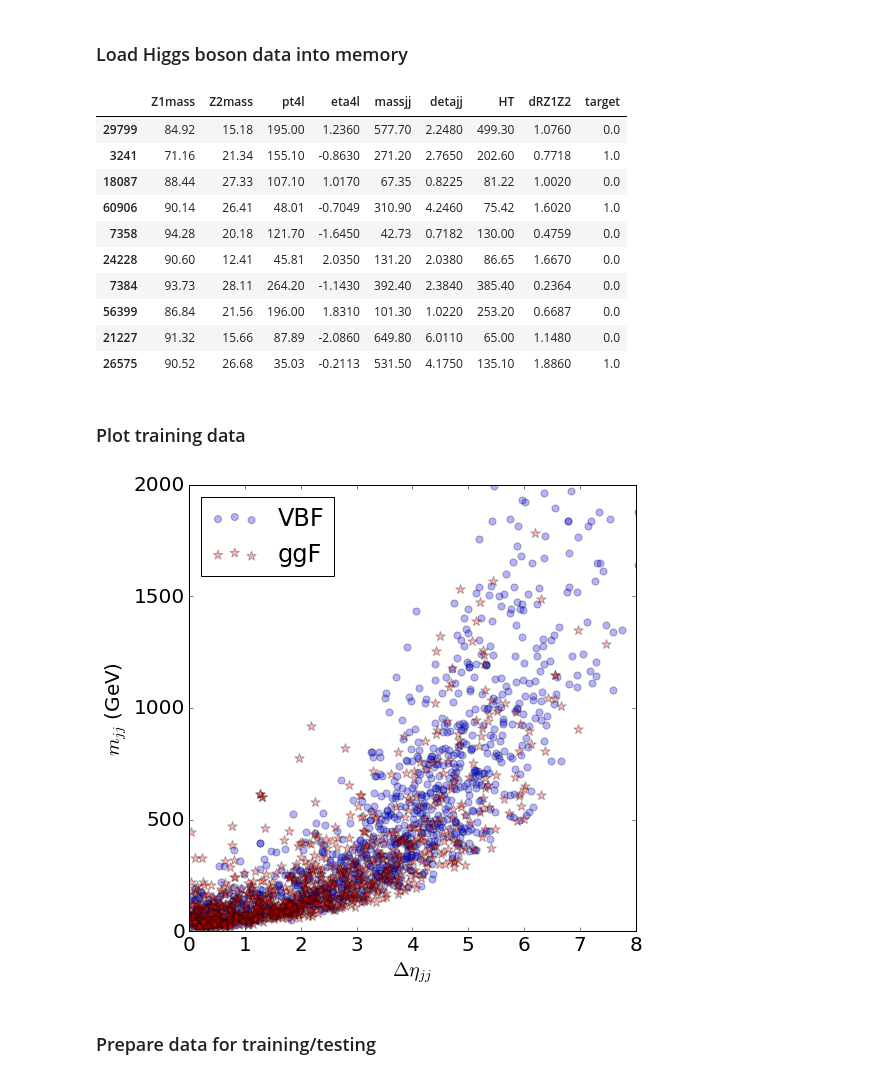
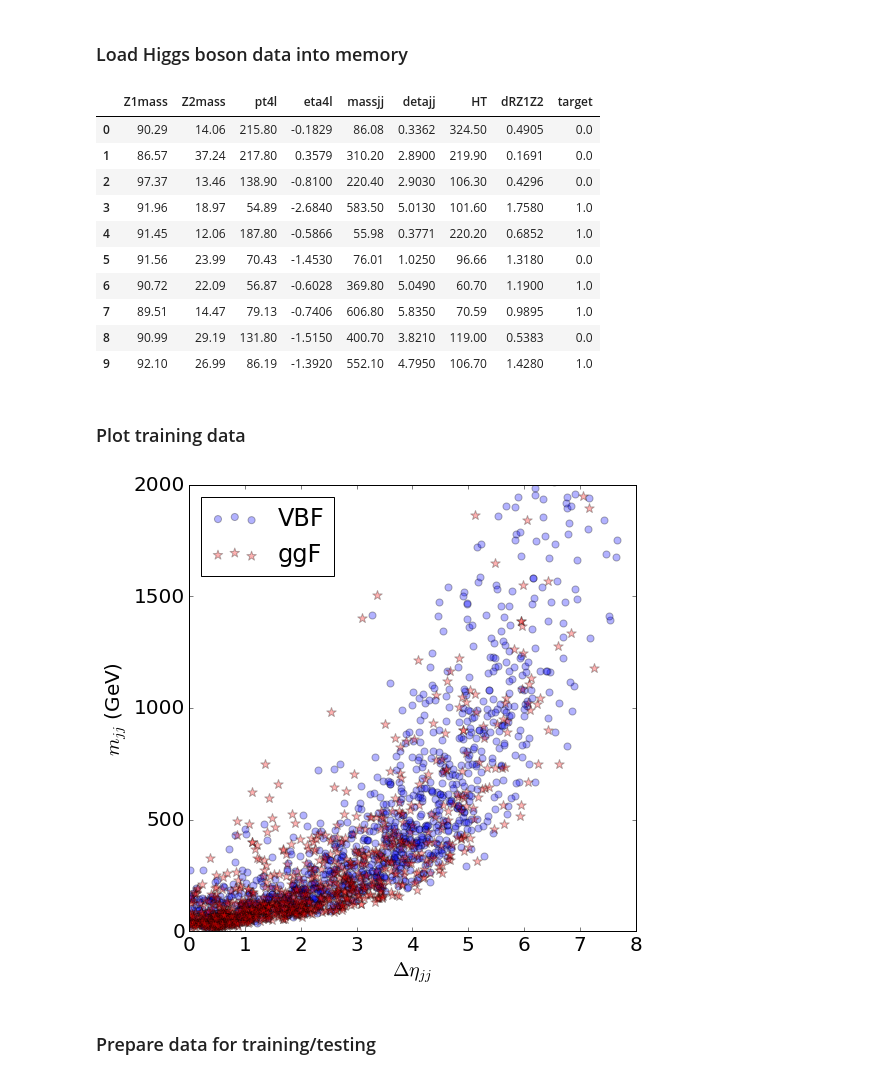
Before and after one commit to hbprosper/YETI, a Jupyter notebook: exercises/03/03_higgs_vbf_gg_dnn.ipynb, the cells around one changed output. Saved outputs shown, nothing was run; the diff lists cells and outputs as text; code cells hidden in the pictures.

```diff
--- a/exercises/03/03_higgs_vbf_gg_dnn.ipynb
+++ b/exercises/03/03_higgs_vbf_gg_dnn.ipynb
@@ -34,21 +34,22 @@ font = {'family' : 'sans-serif',
 mp.rc('font', **font)
 # %% [markdown]
 ### Load Higgs boson data into memory
-# %%
-train_data, test_data = joblib.load('../../datasets/hzz_vbf_ggf.pkl')
-train_data[:10]
-# %% [output]
-|  | Z1mass | Z2mass | pt4l | eta4l | massjj | detajj | HT | dRZ1Z2 | target |
-| 29799 | 84.92 | 15.18 | 195.00 | 1.2360 | 577.70 | 2.2480 | 499.30 | 1.0760 | 0.0 |
-| 3241 | 71.16 | 21.34 | 155.10 | -0.8630 | 271.20 | 2.7650 | 202.60 | 0.7718 | 1.0 |
-| 18087 | 88.44 | 27.33 | 107.10 | 1.0170 | 67.35 | 0.8225 | 81.22 | 1.0020 | 0.0 |
-| 60906 | 90.14 | 26.41 | 48.01 | -0.7049 | 310.90 | 4.2460 | 75.42 | 1.6020 | 1.0 |
-| 7358 | 94.28 | 20.18 | 121.70 | -1.6450 | 42.73 | 0.7182 | 130.00 | 0.4759 | 0.0 |
-| 24228 | 90.60 | 12.41 | 45.81 | 2.0350 | 131.20 | 2.0380 | 86.65 | 1.6670 | 0.0 |
-| 7384 | 93.73 | 28.11 | 264.20 | -1.1430 | 392.40 | 2.3840 | 385.40 | 0.2364 | 0.0 |
-| 56399 | 86.84 | 21.56 | 196.00 | 1.8310 | 101.30 | 1.0220 | 253.20 | 0.6687 | 0.0 |
-| 21227 | 91.32 | 15.66 | 87.89 | -2.0860 | 649.80 | 6.0110 | 65.00 | 1.1480 | 0.0 |
-| 26575 | 90.52 | 26.68 | 35.03 | -0.2113 | 531.50 | 4.1750 | 135.10 | 1.8860 | 1.0 |
+# %%
+train_data = pd.read_csv('../../datasets/hzz_vbf_ggf_train.csv')
+test_data  = pd.read_csv('../../datasets/hzz_vbf_ggf_test.csv')
+train_data[:10]
+# %% [output]
+|  | Z1mass | Z2mass | pt4l | eta4l | massjj | detajj | HT | dRZ1Z2 | target |
+| 0 | 90.29 | 14.06 | 215.80 | -0.1829 | 86.08 | 0.3362 | 324.50 | 0.4905 | 0.0 |
+| 1 | 86.57 | 37.24 | 217.80 | 0.3579 | 310.20 | 2.8900 | 219.90 | 0.1691 | 0.0 |
+| 2 | 97.37 | 13.46 | 138.90 | -0.8100 | 220.40 | 2.9030 | 106.30 | 0.4296 | 0.0 |
+| 3 | 91.96 | 18.97 | 54.89 | -2.6840 | 583.50 | 5.0130 | 101.60 | 1.7580 | 1.0 |
+| 4 | 91.45 | 12.06 | 187.80 | -0.5866 | 55.98 | 0.3771 | 220.20 | 0.6852 | 1.0 |
+| 5 | 91.56 | 23.99 | 70.43 | -1.4530 | 76.01 | 1.0250 | 96.66 | 1.3180 | 0.0 |
+| 6 | 90.72 | 22.09 | 56.87 | -0.6028 | 369.80 | 5.0490 | 60.70 | 1.1900 | 1.0 |
+| 7 | 89.51 | 14.47 | 79.13 | -0.7406 | 606.80 | 5.8350 | 70.59 | 0.9895 | 1.0 |
+| 8 | 90.99 | 29.19 | 131.80 | -1.5150 | 400.70 | 3.8210 | 119.00 | 0.5383 | 0.0 |
+| 9 | 92.10 | 26.99 | 86.19 | -1.3920 | 552.10 | 4.7950 | 106.70 | 1.4280 | 1.0 |
 # %% [markdown]
 ### Plot training data
 # %%
@@ -84,7 +85,7 @@ def plotData(data, xmin=0, xmax=8, ymin=0, ymax=2000, N=1000, ftsize=FONTSIZE):
 # %%
 plotData(train_data)
 # %% [output]
-[figure, old version]
+[figure, new version]
 # %% [markdown]
 ### Prepare data for training/testing
 # %%
```
Also changed, not shown: parts of 6 cells of this notebook, 5 other files.
